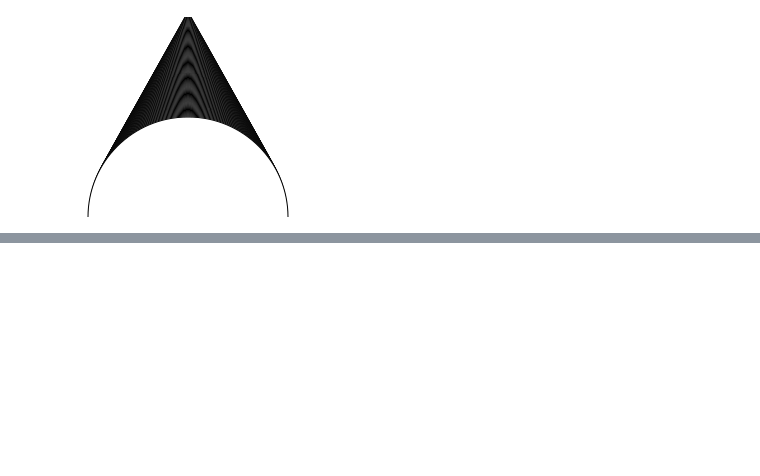
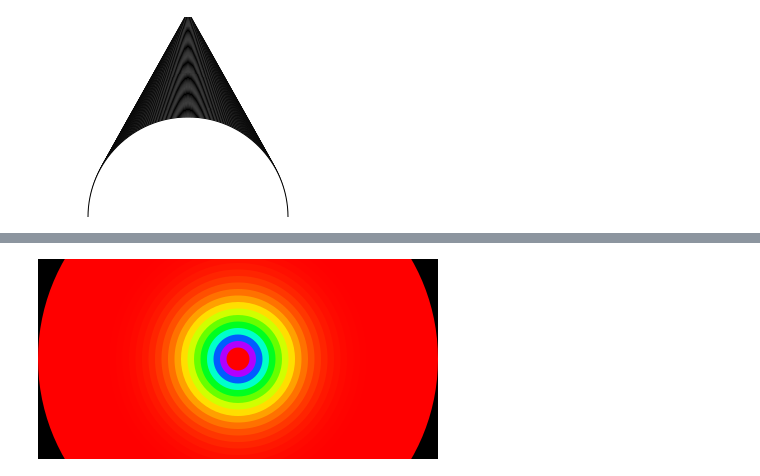
Before and after one commit to Mtj2042/generative_drawing, a Jupyter notebook: weekly/week2/week2_sketchbook.ipynb, the cells around one changed output, grey strips where cells are left out. Drawn from its saved outputs; the diff is of its cells as text; code cells hidden in the pictures; blank space fills up the shorter version.

```diff
--- a/weekly/week2/week2_sketchbook.ipynb
+++ b/weekly/week2/week2_sketchbook.ipynb
@@ -76,0 +84,16 @@ show()
+# %%
+create_canvas(400, 200)
+background(0)
+no_stroke()
+color_mode(HSB)
+n = 30
+for i in range(n):
+    t = remap(i, 0, n-1, 0, 1) # Map to 0, 1
+    v = remap(t**7, # Try values < 1 for the power
+              0, 1, 0, 255) # Do something and then map back to the desired range
+    w = remap(i, 0, n, width, 10)
+    fill(v, 255, 255)
+    circle(width/2, height/2, w)
+show()
+# %% [output]
+[figure, added]
```
Also changed, not shown: parts of 7 cells of this notebook, 1 other file.
